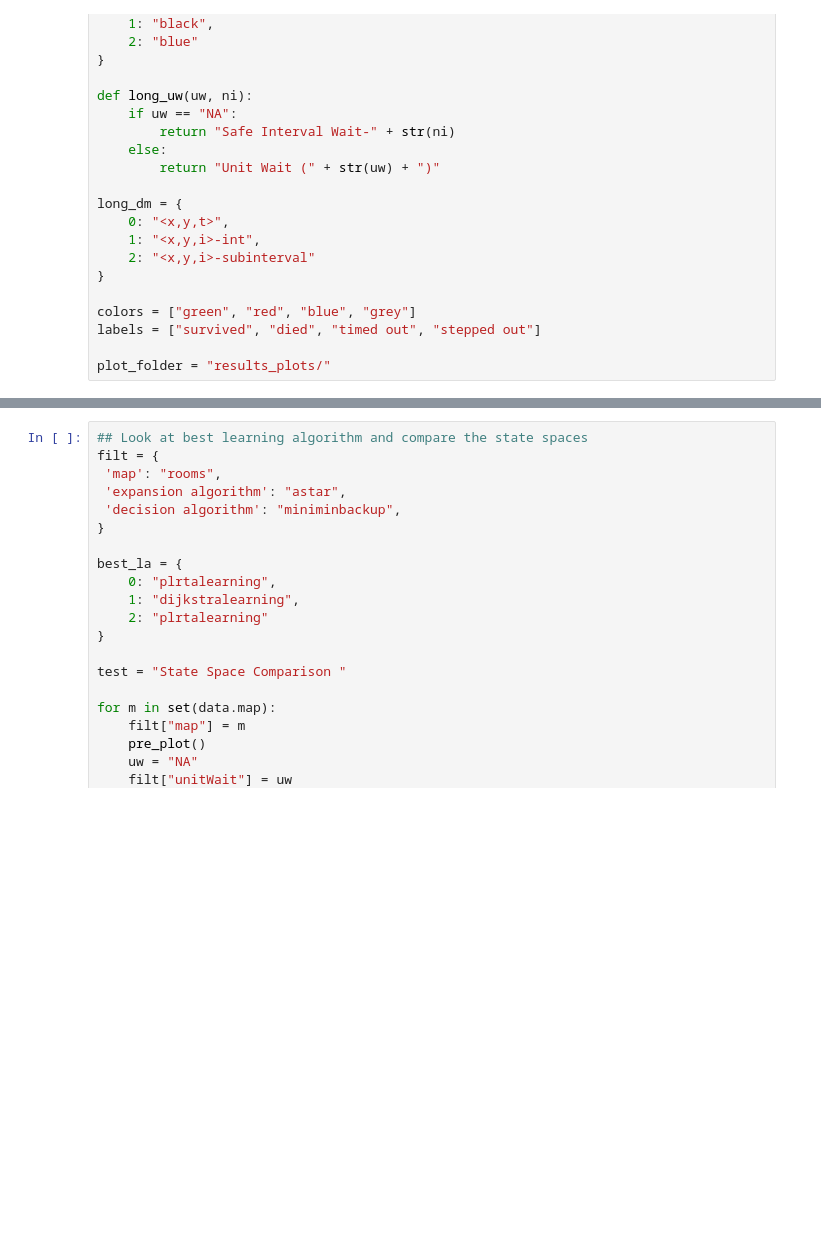
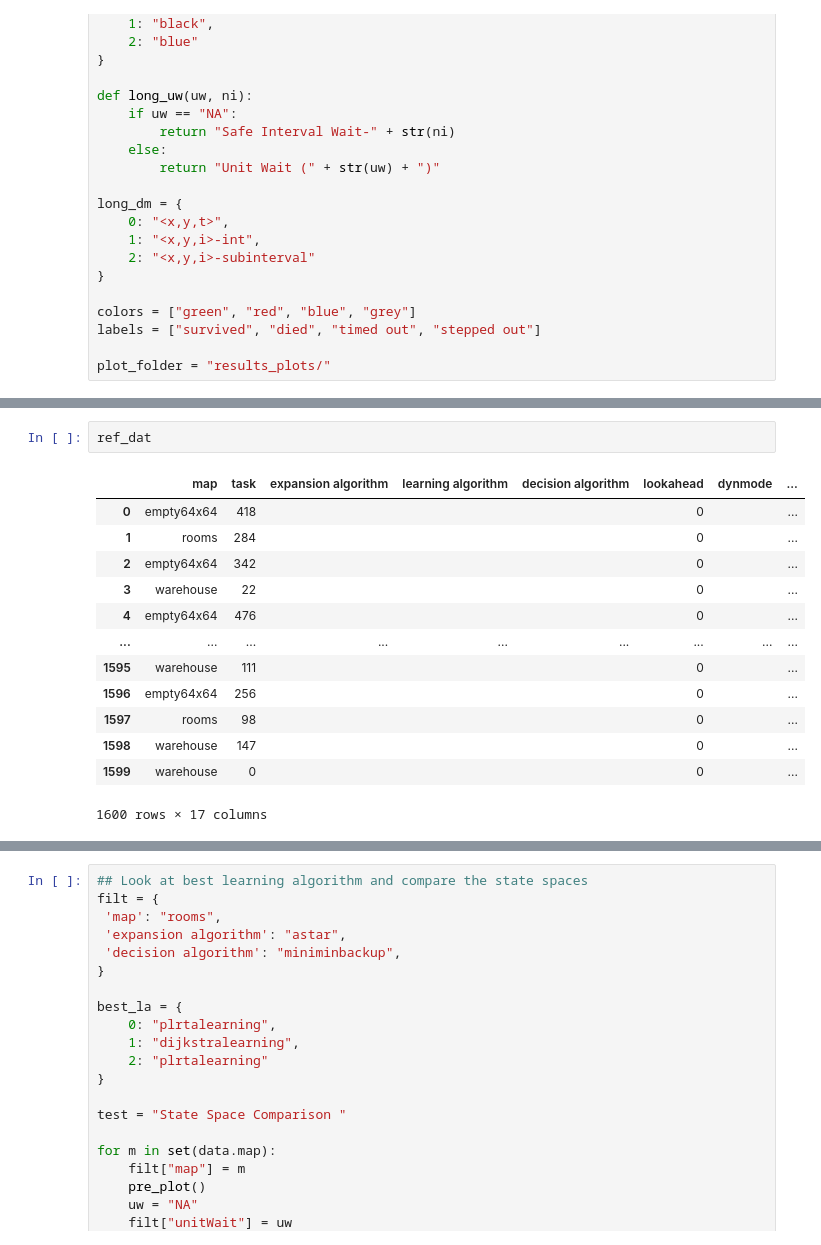
Before and after one commit to gtianyi/SituatedSIPP, a Jupyter notebook: scripts/make plots.ipynb, the cells around one changed output, grey strips where cells are left out. Saved outputs shown, nothing was run; the diff lists cells and outputs as text; blank space fills up the shorter version.

```diff
--- a/scripts/make plots.ipynb
+++ b/scripts/make plots.ipynb
@@ -116,6 +145,22 @@ def plot_one(dat, i, c, la):
     else:
         plt.plot(lookahead, 100*res[:, i, 0])
         plt.fill_between(lookahead, 100*res[:, i, 1],100*res[:, i, 2], alpha = 0.45, label =la )
+# %%
+ref_dat
+# %% [output]
+|  | map | task | expansion algorithm | learning algorithm | decision algorithm | lookahead | dynmode | ... |
+| 0 | empty64x64 | 418 |  |  |  | 0 |  | ... |
+| 1 | rooms | 284 |  |  |  | 0 |  | ... |
+| 2 | empty64x64 | 342 |  |  |  | 0 |  | ... |
+| 3 | warehouse | 22 |  |  |  | 0 |  | ... |
+| 4 | empty64x64 | 476 |  |  |  | 0 |  | ... |
+| ... | ... | ... | ... | ... | ... | ... | ... | ... |
+| 1595 | warehouse | 111 |  |  |  | 0 |  | ... |
+| 1596 | empty64x64 | 256 |  |  |  | 0 |  | ... |
+| 1597 | rooms | 98 |  |  |  | 0 |  | ... |
+| 1598 | warehouse | 147 |  |  |  | 0 |  | ... |
+| 1599 | warehouse | 0 |  |  |  | 0 |  | ... |
+1600 rows × 17 columns
 # %%
 ## Look at best learning algorithm for all others
 filt = {
```
Also changed, not shown: parts of 8 cells of this notebook, 3 other files.
